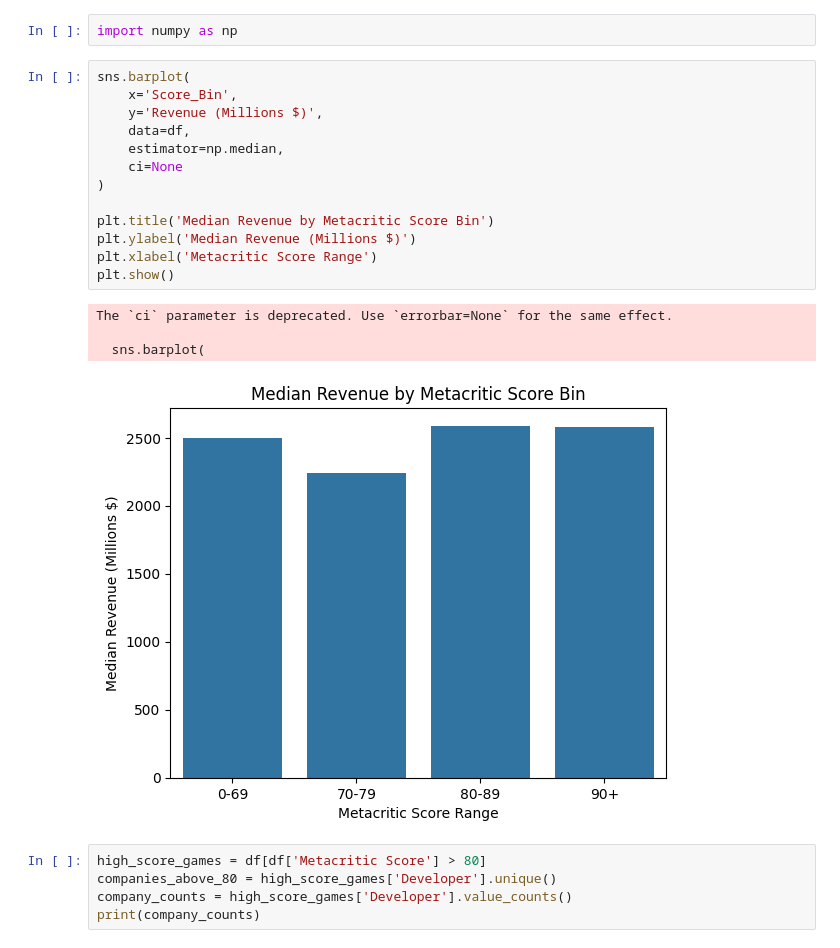
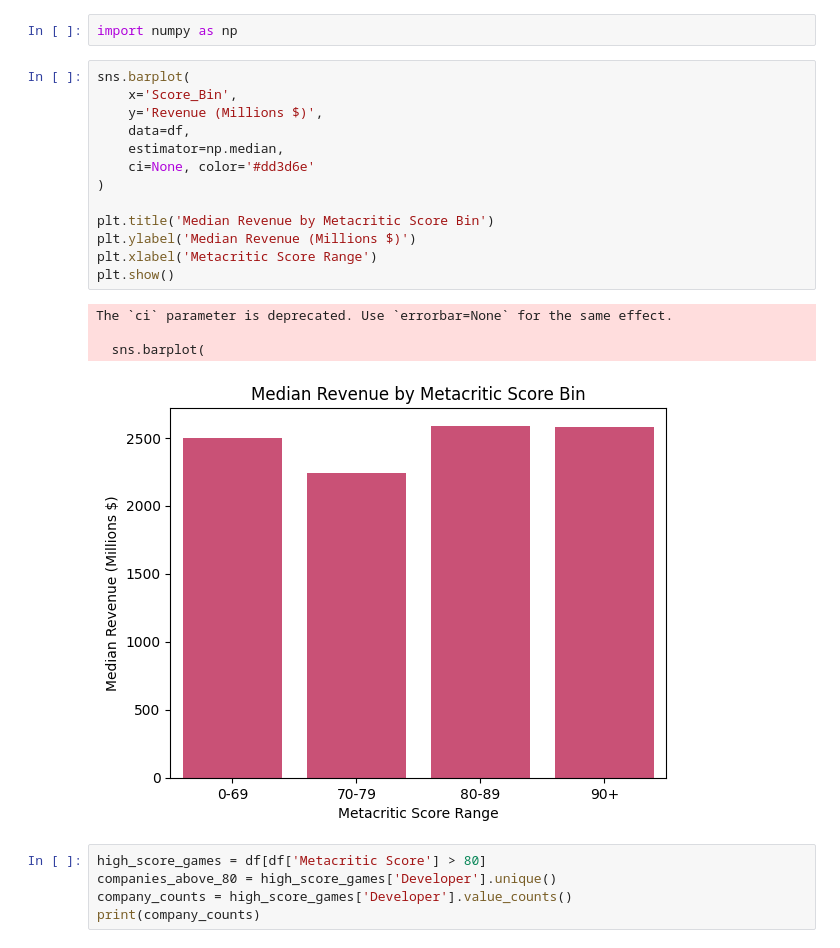
Before and after one commit to tomapasta/first_project, a Jupyter notebook: notebooks/data_clean_rui.ipynb, the cells around one changed output. Drawn from its saved outputs; the diff is of its cells as text.

```diff
--- a/notebooks/data_clean_rui.ipynb
+++ b/notebooks/data_clean_rui.ipynb
@@ -164,21 +164,21 @@ import numpy as np
 # %%
 sns.barplot(
     x='Score_Bin',
     y='Revenue (Millions $)',
     data=df,
     estimator=np.median,
-    ci=None
+    ci=None, color='#dd3d6e'
 )
 
 plt.title('Median Revenue by Metacritic Score Bin')
 plt.ylabel('Median Revenue (Millions $)')
 plt.xlabel('Metacritic Score Range')
 plt.show()
 # %% [output]
 The `ci` parameter is deprecated. Use `errorbar=None` for the same effect.
 
   sns.barplot(
-[figure, old version]
+[figure, new version]
 # %%
 high_score_games = df[df['Metacritic Score'] > 80]
 companies_above_80 = high_score_games['Developer'].unique()
```
Also changed, not shown: parts of 1 cell of this notebook, 1 other file.
